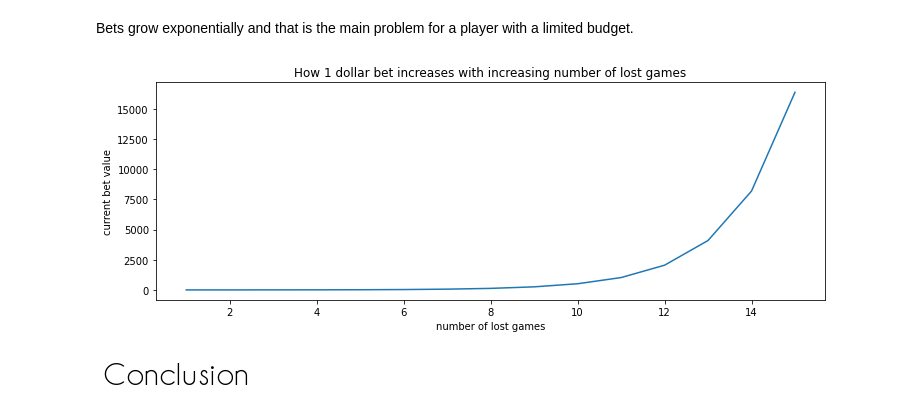
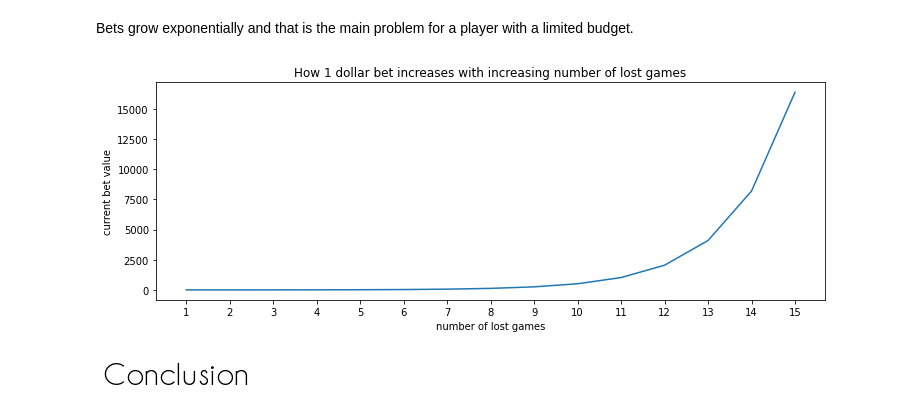
Before and after one commit to AdamSikorski/The-Martingale-betting-system, a Jupyter notebook: Martingale_system.ipynb, the cells around one changed output. Drawn from its saved outputs; the diff is of its cells as text; code cells hidden in the pictures.

```diff
--- a/Martingale_system.ipynb
+++ b/Martingale_system.ipynb
@@ -224,19 +227,20 @@ Bets grow exponentially and that is the main problem for a player with a limited
 # %%
 y_pyplot = []
 for n in range(0,15,1):
   y_pyplot.append(2**n)
 
 x_pyplot = np.arange(1,16)
 fig, ax = plt.subplots()
 ax.yaxis.set_ticks(np.arange(0, 1000000,2500))
+ax.xaxis.set_ticks(np.arange(0, 16,1))
 
 plt.plot(x_pyplot,y_pyplot)
 plt.title("How 1 dollar bet increases with increasing number of lost games")
 plt.xlabel("number of lost games")
 plt.ylabel("current bet value")
 plt.show()
 # %% [output]
-[figure, old version]
+[figure, new version]
 # %% [markdown]
 ![image.png](embedded-picture-1)
 # %% [markdown]
```
Also changed, not shown: parts of 8 cells of this notebook.
